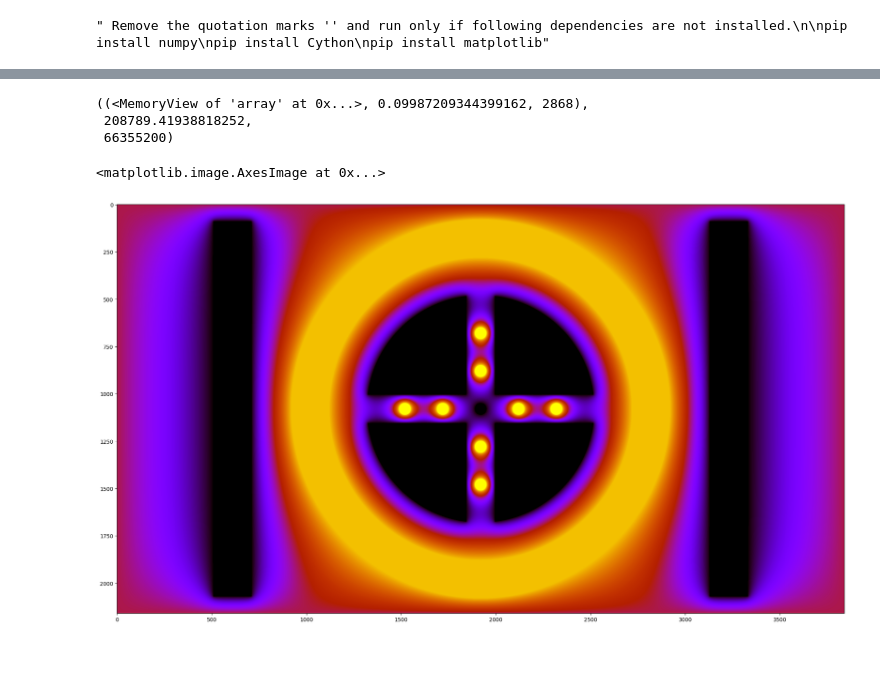
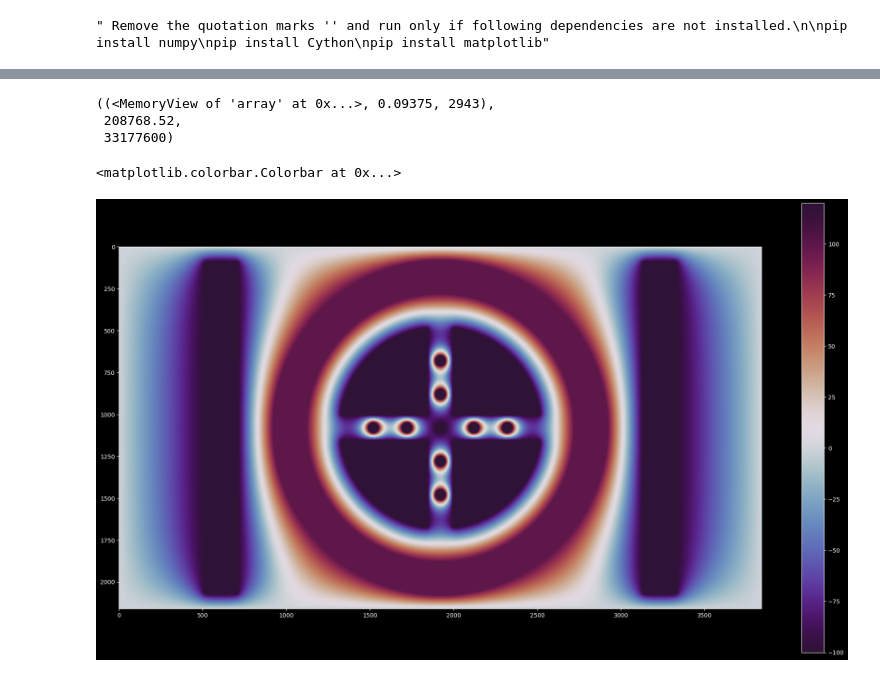
Before and after one commit to dcthecook/electrodynamics, a Jupyter notebook: CYTHON_Jacobi_Up_cycle.ipynb, the cells around one changed output, grey strips where cells are left out. Drawn from its saved outputs; the diff is of its cells as text; code cells hidden in the pictures.

```diff
--- a/CYTHON_Jacobi_Up_cycle.ipynb
+++ b/CYTHON_Jacobi_Up_cycle.ipynb
@@ -254,16 +258,14 @@ cpdef void create_rectangle(double[:,:] matrix, double[:,:] mask, double x, doub
                 matrix[i, j] = value
                 mask[i, j] = m_value
 # %%
-"""!!!"""
-"""!!MANDATORY VARIABLES!!"""
-"""!!!"""
 res = (2160, 3840)
-potential = np.zeros(res, dtype=float)
-mask = np.zeros(res, dtype=float)
+potential = np.zeros(res, dtype=np.float32)
+mask = np.zeros(res, dtype=np.float32)
 """The names 'potential' and 'mask' are variables that go into the keyword arguments of functions like create_circle or create_rectangle """
 
 """Optional variables"""
 """!!Check if in usage. Probably so!!"""
+
 center_y, center_x = potential.shape[0]//2, potential.shape[1]//2
 radius = 1000
 hollow_radius = 800
@@ -296,4 +300,4 @@ plt.imshow(potential, cmap='gnuplot')
 # %%
 %%time
-result = sor_fx(potential, mask, 10000, 0.1, 1.976)
+result = sor_fx(potential, mask, 5000, 0.1, 0)
 # %% [output]
@@ -301,15 +305,19 @@ Wall time: 1min 27s
 # %%
 result, np.linalg.norm(result[0]), result[0].nbytes
 # %% [output]
-((<MemoryView of 'array' at 0x...>, 0.09987209344399162, 2868),
- 208789.41938818252,
- 66355200)
+((<MemoryView of 'array' at 0x...>, 0.09375, 2943),
+ 208768.52,
+ 33177600)
 # %%
+
+
 plt.figure(figsize=(25, 14.0625))
-plt.imshow(result[0], cmap='gnuplot')
+
+plt.imshow(result[0], interpolation='none', cmap='twilight_shifted')
+plt.colorbar()
 # %% [output]
-<matplotlib.image.AxesImage at 0x...>
+<matplotlib.colorbar.Colorbar at 0x...>
-[figure, old version]
+[figure, new version]
 # %%
 #run to save as desktop bg.
 """
```
Also changed, not shown: parts of 6 cells of this notebook.
